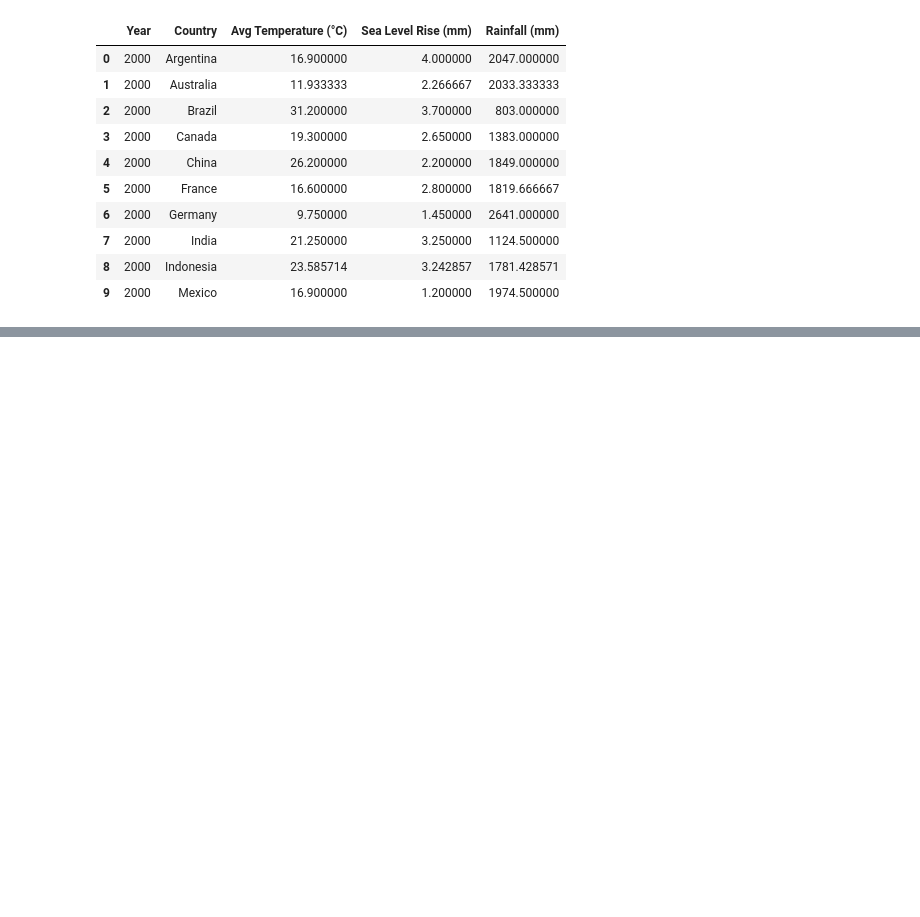
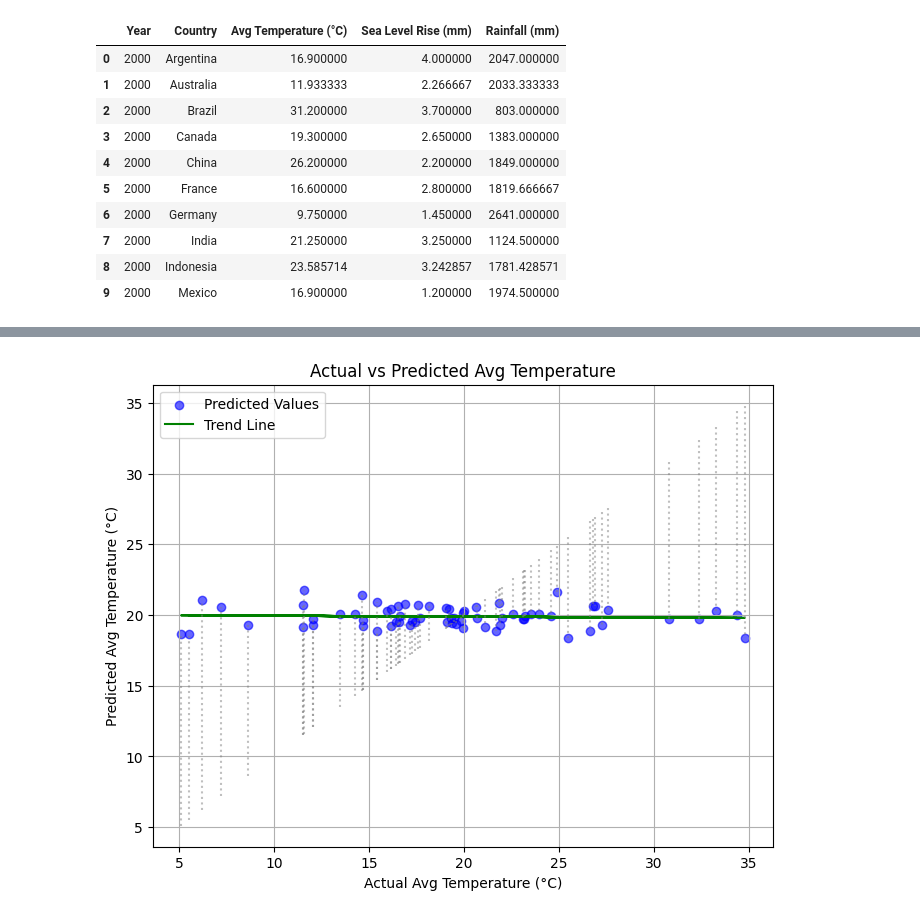
Before and after one commit to unc-ml-climate-project/ML-Climate-Project, a Jupyter notebook: sea-level-models/sea_level_1_model.ipynb, the cells around one changed output, grey strips where cells are left out. Saved outputs shown, nothing was run; the diff lists cells and outputs as text; code cells hidden in the pictures; blank space fills up the shorter version.

Commit message:
random forest regression attempt.

```diff
--- a/sea-level-models/sea_level_1_model.ipynb
+++ b/sea-level-models/sea_level_1_model.ipynb
@@ -159,0 +169,32 @@ plt.show()
+# %%
+
+# Compute trend line
+reg = LinearRegression().fit(Y_test, Y_pred)
+Y_trend = reg.predict(Y_test)
+
+# Plotting Actual vs Predicted with a trend line
+plt.figure(figsize=(8, 6))
+
+# Scatter plot
+plt.scatter(Y_test, Y_pred, label='Predicted Values', color='blue', alpha=0.6)
+
+# Trend line
+plt.plot(Y_test, Y_trend, color='green', linestyle='-', label='Trend Line')
+
+# Connecting actual and predicted values
+for actual, predicted in zip(Y_test, Y_pred):
+    plt.plot([actual, actual], [actual, predicted], color='gray', linestyle='dotted', alpha=0.5)
+
+# Labels and title
+plt.xlabel('Actual Avg Temperature (°C)')
+plt.ylabel('Predicted Avg Temperature (°C)')
+plt.title('Actual vs Predicted Avg Temperature')
+
+# Grid and legend
+plt.grid(True)
+plt.legend()
+
+# Show plot
+plt.show()
+# %% [output]
+[figure, added]
```
Also changed, not shown: parts of 6 cells of this notebook, 1 other file.
